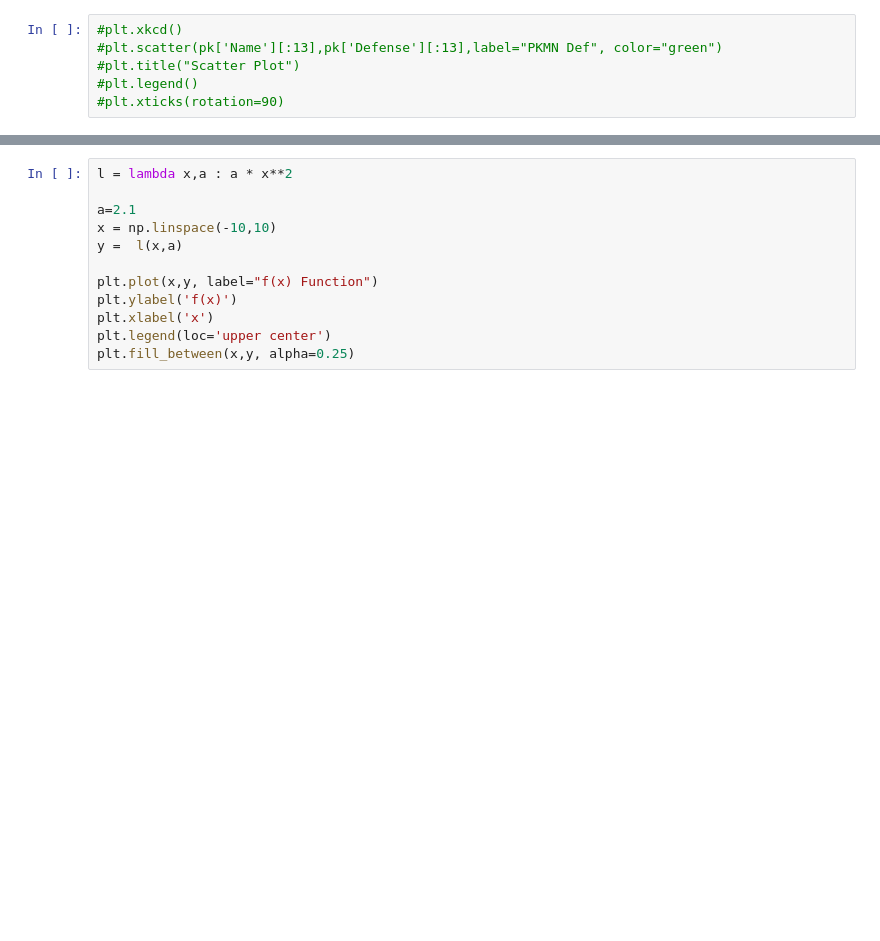
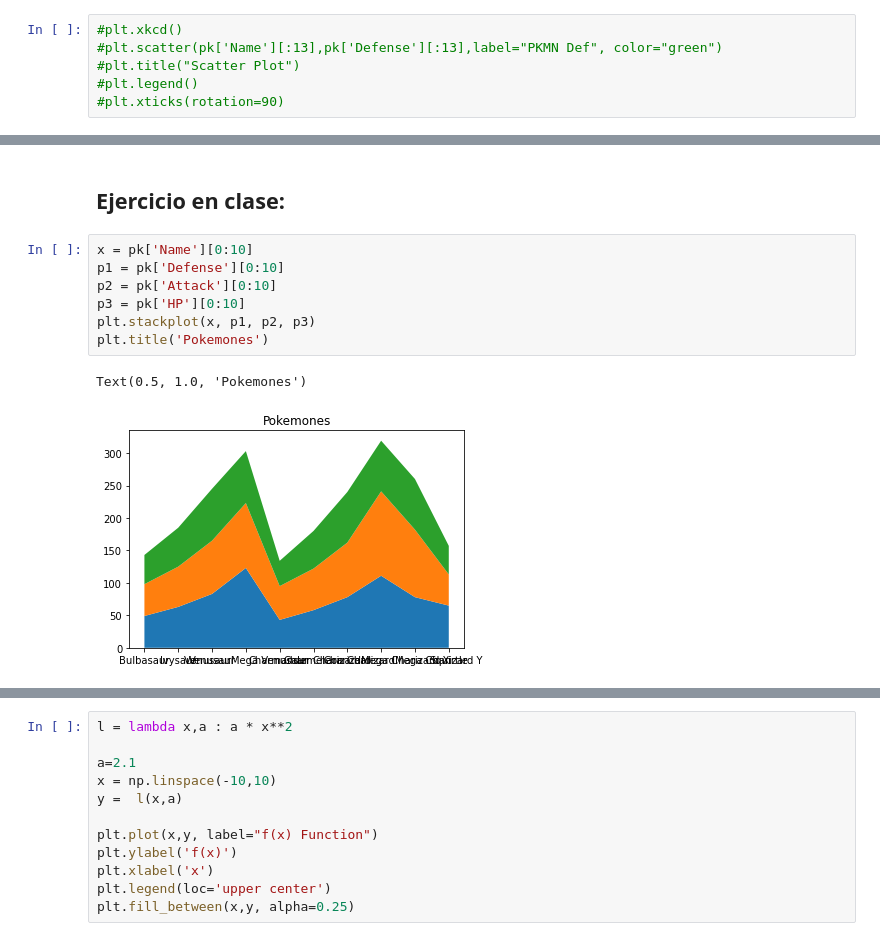
Before and after one commit to hnmelo/MujeresDigitales, a Jupyter notebook: 15)_Matplotlib.ipynb, the cells around one changed output, grey strips where cells are left out. Cells and saved outputs as stored; diff of their text form; blank space fills up the shorter version.

```diff
--- a/15)_Matplotlib.ipynb
+++ b/15)_Matplotlib.ipynb
@@ -262,0 +272,13 @@ Text(0.5, 1.0, 'Pie Chart')
+# %% [markdown]
+**Ejercicio en clase:**
+---
+# %%
+x = pk['Name'][0:10]
+p1 = pk['Defense'][0:10]
+p2 = pk['Attack'][0:10]
+p3 = pk['HP'][0:10]
+plt.stackplot(x, p1, p2, p3)
+plt.title('Pokemones')
+# %% [output]
+Text(0.5, 1.0, 'Pokemones')
+[figure, added]
```
Also changed, not shown: parts of 9 cells of this notebook.
